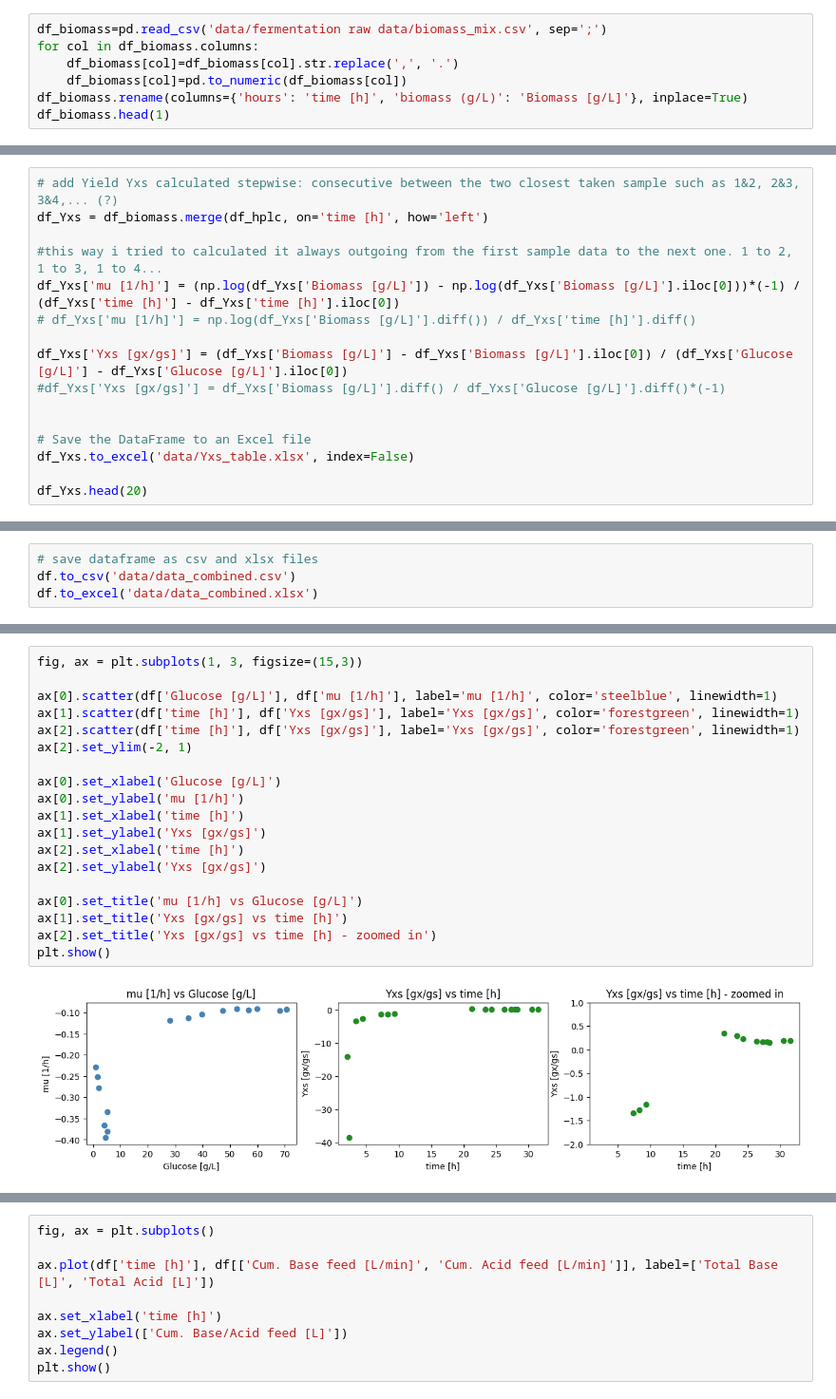
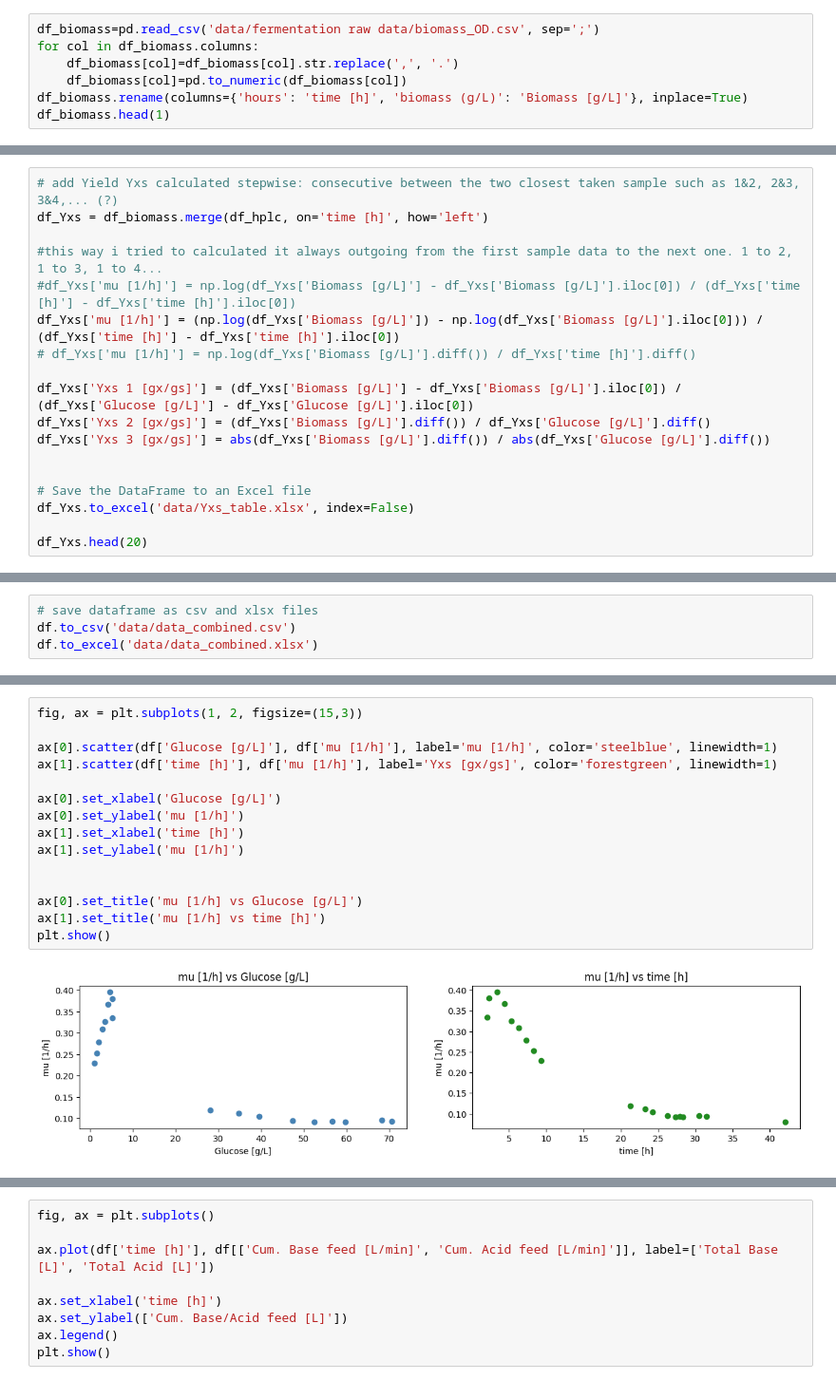
Before and after one commit to boripf/hybrid-model-corynebacterium, a Jupyter notebook: A_preprocessing.ipynb, the cells around one changed output, grey strips where cells are left out. Shown at 95% size. Cells and saved outputs as stored; diff of their text form.

Commit message:
biomass and Yxs

```diff
--- a/A_preprocessing.ipynb
+++ b/A_preprocessing.ipynb
@@ -135,7 +135,7 @@ df_merged4.head(1)
 # %% [markdown]
 Merge biomass to the other parameters.
 # %%
-df_biomass=pd.read_csv('data/fermentation raw data/biomass_mix.csv', sep=';')
+df_biomass=pd.read_csv('data/fermentation raw data/biomass_OD.csv', sep=';')
 for col in df_biomass.columns:
     df_biomass[col]=df_biomass[col].str.replace(',', '.')
     df_biomass[col]=pd.to_numeric(df_biomass[col])
@@ -163,11 +163,13 @@ df_hplc.head(3)
 df_Yxs = df_biomass.merge(df_hplc, on='time [h]', how='left')
 
 #this way i tried to calculated it always outgoing from the first sample data to the next one. 1 to 2, 1 to 3, 1 to 4...
-df_Yxs['mu [1/h]'] = (np.log(df_Yxs['Biomass [g/L]']) - np.log(df_Yxs['Biomass [g/L]'].iloc[0]))*(-1) / (df_Yxs['time [h]'] - df_Yxs['time [h]'].iloc[0])
+#df_Yxs['mu [1/h]'] = np.log(df_Yxs['Biomass [g/L]'] - df_Yxs['Biomass [g/L]'].iloc[0]) / (df_Yxs['time [h]'] - df_Yxs['time [h]'].iloc[0])
+df_Yxs['mu [1/h]'] = (np.log(df_Yxs['Biomass [g/L]']) - np.log(df_Yxs['Biomass [g/L]'].iloc[0])) / (df_Yxs['time [h]'] - df_Yxs['time [h]'].iloc[0])
 # df_Yxs['mu [1/h]'] = np.log(df_Yxs['Biomass [g/L]'].diff()) / df_Yxs['time [h]'].diff()
 
-df_Yxs['Yxs [gx/gs]'] = (df_Yxs['Biomass [g/L]'] - df_Yxs['Biomass [g/L]'].iloc[0]) / (df_Yxs['Glucose [g/L]'] - df_Yxs['Glucose [g/L]'].iloc[0])
-#df_Yxs['Yxs [gx/gs]'] = df_Yxs['Biomass [g/L]'].diff() / df_Yxs['Glucose [g/L]'].diff()*(-1)
+df_Yxs['Yxs 1 [gx/gs]'] = (df_Yxs['Biomass [g/L]'] - df_Yxs['Biomass [g/L]'].iloc[0]) / (df_Yxs['Glucose [g/L]'] - df_Yxs['Glucose [g/L]'].iloc[0])
+df_Yxs['Yxs 2 [gx/gs]'] = (df_Yxs['Biomass [g/L]'].diff()) / df_Yxs['Glucose [g/L]'].diff()
+df_Yxs['Yxs 3 [gx/gs]'] = abs(df_Yxs['Biomass [g/L]'].diff()) / abs(df_Yxs['Glucose [g/L]'].diff())
 
 
 # Save the DataFrame to an Excel file
@@ -395,21 +398,17 @@ plt.show()
 # %%
-fig, ax = plt.subplots(1, 3, figsize=(15,3))
+fig, ax = plt.subplots(1, 2, figsize=(15,3))
 
 ax[0].scatter(df['Glucose [g/L]'], df['mu [1/h]'], label='mu [1/h]', color='steelblue', linewidth=1)
-ax[1].scatter(df['time [h]'], df['Yxs [gx/gs]'], label='Yxs [gx/gs]', color='forestgreen', linewidth=1)
-ax[2].scatter(df['time [h]'], df['Yxs [gx/gs]'], label='Yxs [gx/gs]', color='forestgreen', linewidth=1)
-ax[2].set_ylim(-2, 1)
+ax[1].scatter(df['time [h]'], df['mu [1/h]'], label='Yxs [gx/gs]', color='forestgreen', linewidth=1)
 
 ax[0].set_xlabel('Glucose [g/L]')
 ax[0].set_ylabel('mu [1/h]')
 ax[1].set_xlabel('time [h]')
-ax[1].set_ylabel('Yxs [gx/gs]')
-ax[2].set_xlabel('time [h]')
-ax[2].set_ylabel('Yxs [gx/gs]')
+ax[1].set_ylabel('mu [1/h]')
+
 
 ax[0].set_title('mu [1/h] vs Glucose [g/L]')
-ax[1].set_title('Yxs [gx/gs] vs time [h]')
-ax[2].set_title('Yxs [gx/gs] vs time [h] - zoomed in')
+ax[1].set_title('mu [1/h] vs time [h]')
 plt.show()
 # %% [output]
-[figure, old version]
+[figure, new version]
```
Also changed, not shown: parts of 10 cells of this notebook, 6 other files.
